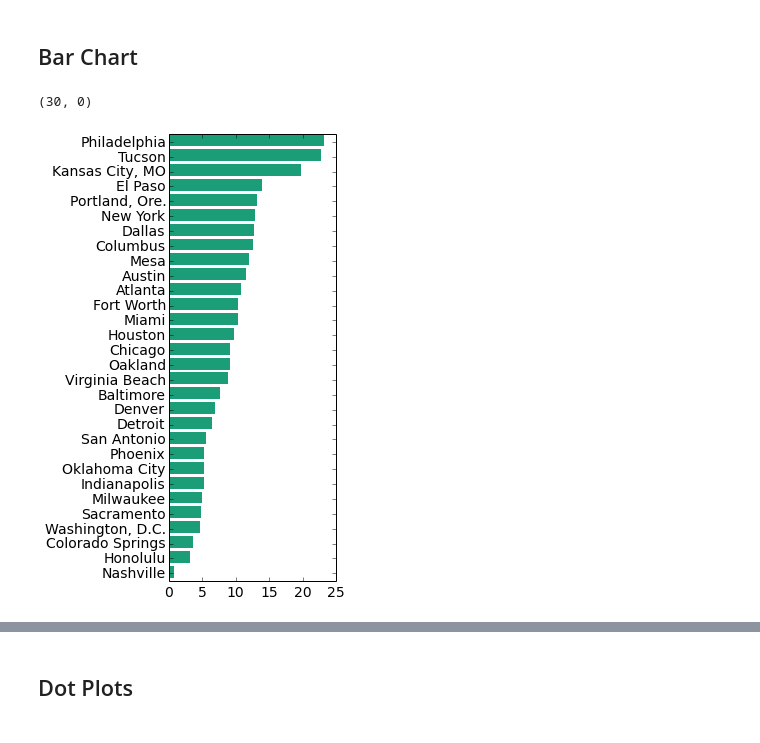
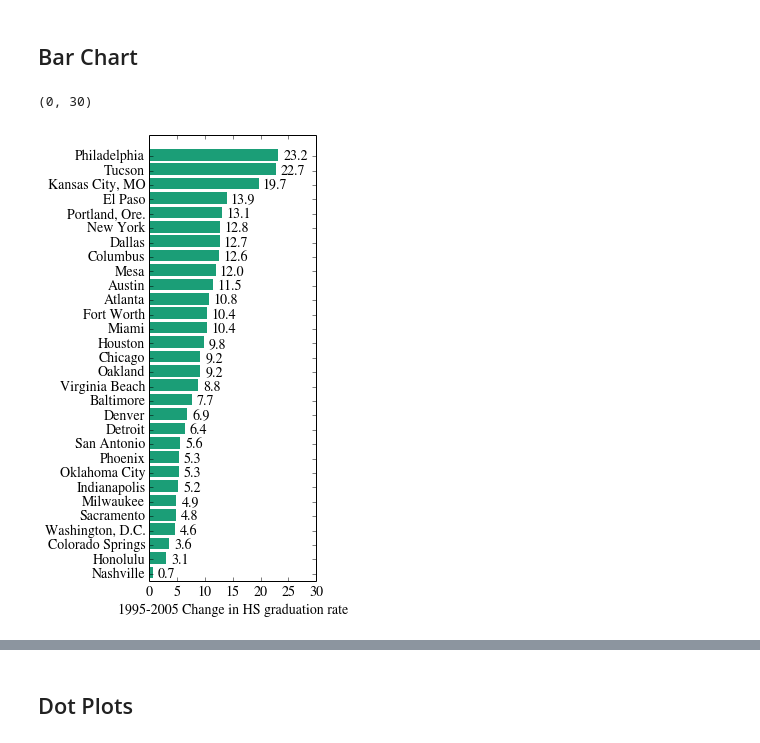
Before and after one commit to cs109/content, a Jupyter notebook: lec_03_statistical_graphs.ipynb, the cells around one changed output, grey strips where cells are left out. Cells and saved outputs as stored; diff of their text form; code cells hidden in the pictures.

```diff
--- a/lec_03_statistical_graphs.ipynb
+++ b/lec_03_statistical_graphs.ipynb
@@ -25,27 +25,35 @@ rcParams['axes.facecolor'] = 'white'
 rcParams['font.size'] = 14
 rcParams['patch.edgecolor'] = 'none'
 rcParams['patch.facecolor'] = dark2_colors[0]
+rcParams['font.family'] = 'StixGeneral'
 # %% [markdown]
 ## Bar Chart
 # %%
-plt.figure(figsize=(3, 8), dpi=200)
+plt.figure(figsize=(3, 8))
 rate = [23.2, 22.7, 19.7, 13.9, 13.1, 12.8, 12.7,
         12.6, 12.0, 11.5, 10.8, 10.4, 10.4, 9.8, 9.2,
         9.2, 8.8, 7.7, 6.9, 6.4, 5.6, 5.3, 5.3, 5.2, 4.9,
         4.8, 4.6, 3.6, 3.1, 0.7]
 city = ['Philadelphia', 'Tucson', 'Kansas City, MO',
         'El Paso', 'Portland, Ore.', 'New York', 'Dallas',
         'Columbus', 'Mesa', 'Austin', 'Atlanta', 'Fort Worth',
         'Miami', 'Houston', 'Chicago', 'Oakland', 'Virginia Beach',
         'Baltimore', 'Denver', 'Detroit', 'San Antonio', 'Phoenix',
         'Oklahoma City', 'Indianapolis', 'Milwaukee', 'Sacramento',
         'Washington, D.C.', 'Colorado Springs', 'Honolulu', 'Nashville',
         'Jacksonville']
 pos = np.arange(len(rate))
 
 plt.barh(pos, rate)
 ticks = plt.yticks(pos + .5, city)
-plt.ylim(pos.max() + 1, pos.min())
+plt.xlabel('1995-2005 Change in HS graduation rate')
+
+#add the numbers to the side of each bar
+for p, c, r in zip(pos, city, rate):
+    plt.annotate(str(r), xy=(r + 1, p + .5), va='center')
+
+plt.ylim(pos.max() + 1, pos.min() - 1)
+plt.xlim(0, 30)
 # %% [output]
-(30, 0)
+(0, 30)
-[figure, old version]
+[figure, new version]
```
Also changed, not shown: parts of 4 cells of this notebook.
